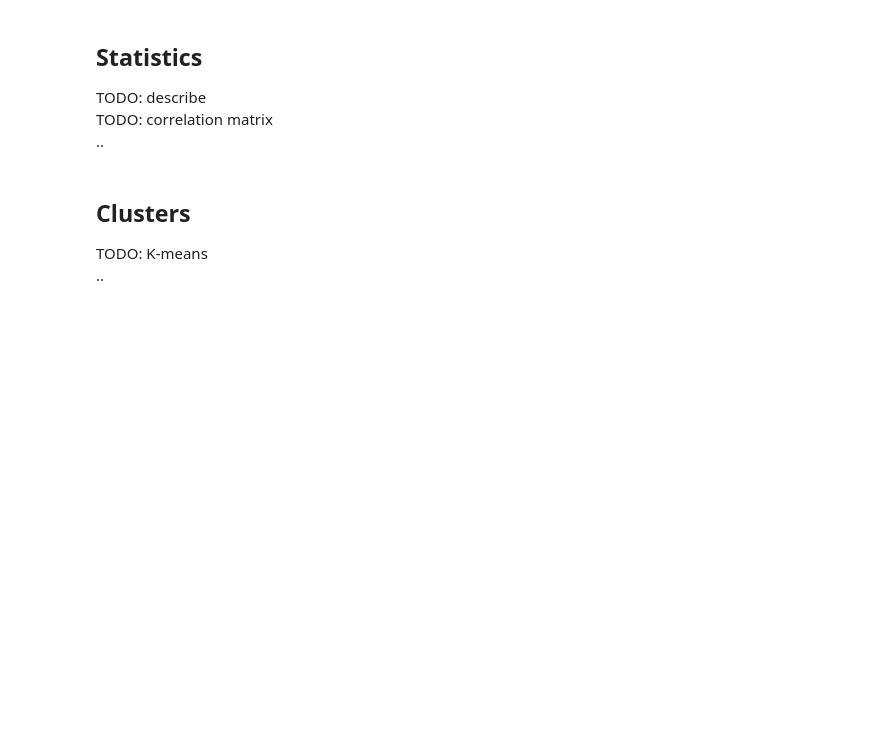
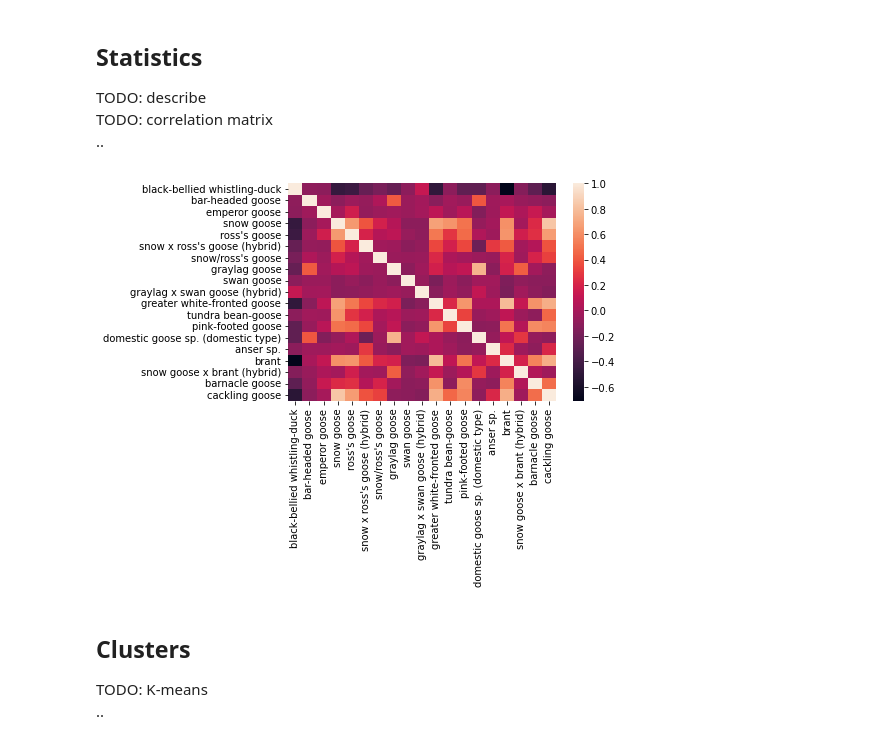
Before and after one commit to ChopinYan/birds-migration, a Jupyter notebook: migration_statistics.ipynb, the cells around one changed output. Drawn from its saved outputs; the diff is of its cells as text; code cells hidden in the pictures; blank space fills up the shorter version.

Commit message:
Created correlation heatmap on sheeran's develop branch

```diff
--- a/migration_statistics.ipynb
+++ b/migration_statistics.ipynb
@@ -83,6 +85,19 @@ dtype: float64
 TODO: describe
 TODO: correlation matrix
 ..
+# %%
+# calculate the correlation matrix
+corr = df_migration.iloc[:, 1:20].corr()
+
+# plot the heatmap
+sns.heatmap(
+    corr,
+    xticklabels=corr.columns,
+    yticklabels=corr.columns
+)
+plt.show()
+# %% [output]
+[figure, added]
 # %% [markdown]
 ## <font face="Times New Roman">Clusters</font>
 TODO: K-means
```
Also changed, not shown: parts of 1 cell of this notebook.
